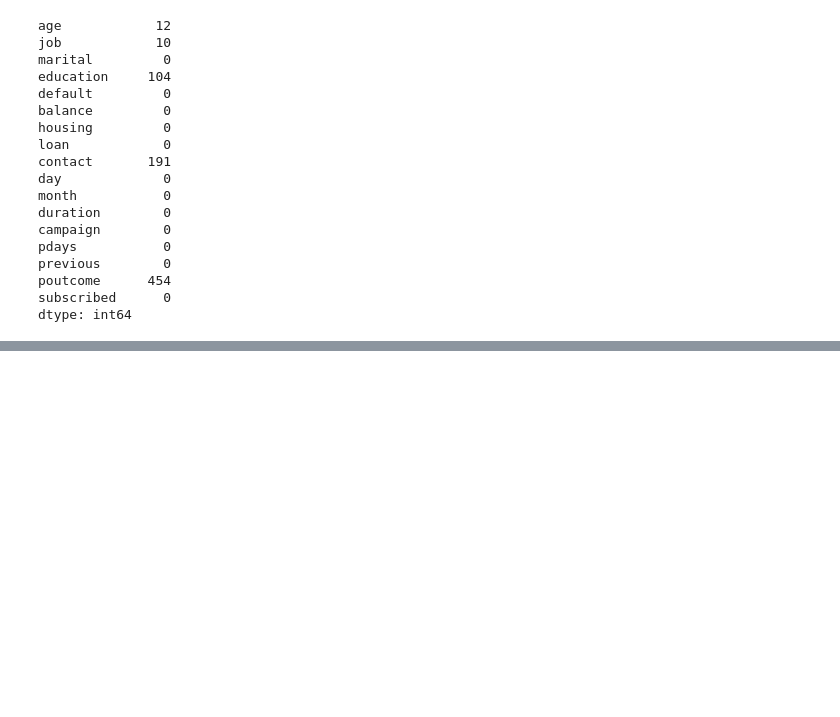
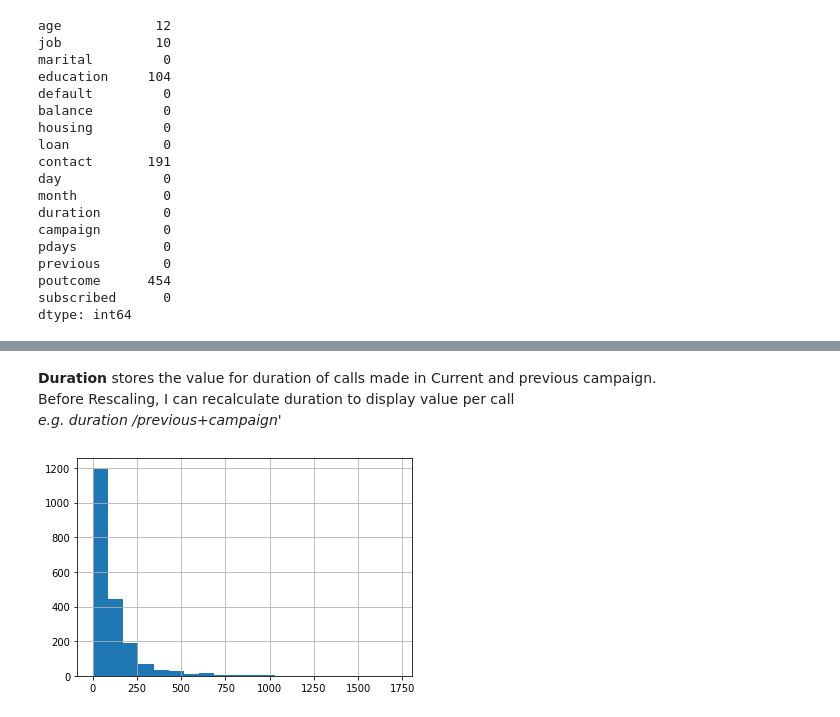
Before and after one commit to mandricic/CS5062, a Jupyter notebook: etivity2.ipynb, the cells around one changed output, grey strips where cells are left out. Saved outputs shown, nothing was run; the diff lists cells and outputs as text; code cells hidden in the pictures; blank space fills up the shorter version.

```diff
--- a/etivity2.ipynb
+++ b/etivity2.ipynb
@@ -127,0 +505,11 @@ df.tail()
+# %% [markdown]
+**Duration** stores the value for duration of calls made in Current and previous campaign. <br/>
+Before Rescaling, I can recalculate duration to display value per call <br/>
+*e.g. duration /previous+campaign'*
+# %%
+df['duration'] = df['duration']/(df['previous']+df['campaign'])
+
+df['duration'].hist(bins=20)
+plt.show()
+# %% [output]
+[figure, added]
```
Also changed, not shown: parts of 96 cells of this notebook.
